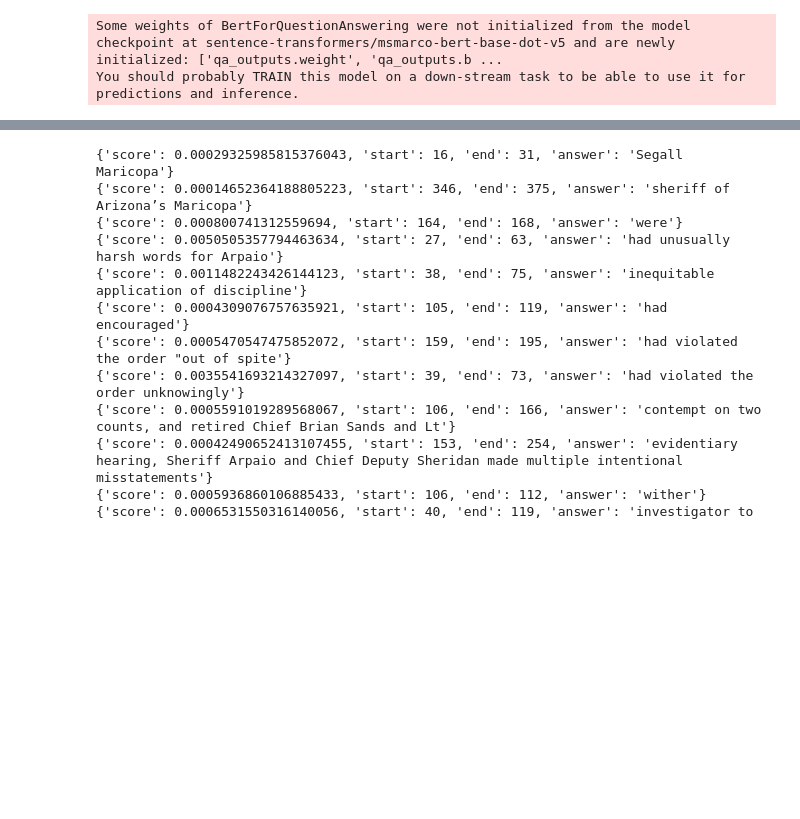
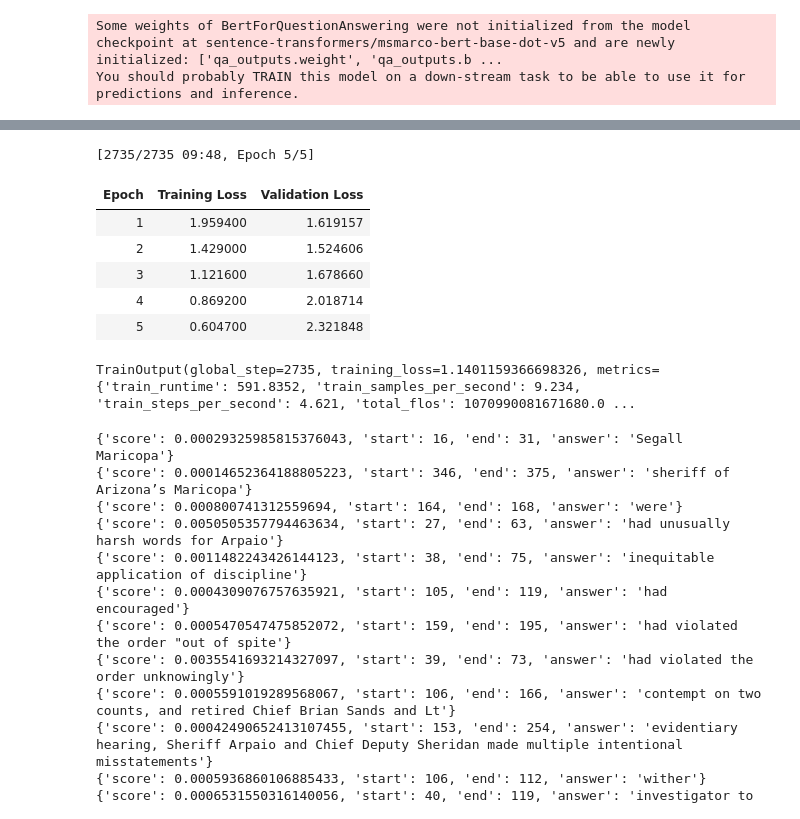
Before and after one commit to MamathaYarramaneni/clickbait-nlp-transformers, a Jupyter notebook: milestone 3/task2/sentence_transformer_msmarco.ipynb, the cells around one changed output, grey strips where cells are left out. Cells and saved outputs as stored; diff of their text form; code cells hidden in the pictures; blank space fills up the shorter version.

```diff
--- a/milestone 3/task2/multi_sentence_transformer_msmarco.ipynb
+++ b/milestone 3/task2/sentence_transformer_msmarco.ipynb
@@ -47,0 +121,12 @@ df_validation = pd.read_csv("multi-valid.csv")
+# %%
+from datasets import load_dataset
+import datasets
+
+val_dataset2 = datasets.Dataset.from_pandas(df_test)
+train_dataset2 = datasets.Dataset.from_pandas(df_train)
+# %%
+train_dataset = train_dataset2.map(preprocess_function, batched=True,
+    remove_columns=train_dataset2.column_names)
+# %%
+validation_dataset = val_dataset2.map(preprocess_function, batched=True,
+    remove_columns=val_dataset2.column_names)
@@ -47,0 +147,4 @@ df_validation = pd.read_csv("multi-valid.csv")
+# %%
+from transformers import DefaultDataCollator
+
+data_collator = DefaultDataCollator()
@@ -48,3 +173,38 @@ df_validation = pd.read_csv("multi-valid.csv")
+# %%
+from transformers import TrainingArguments, Trainer
+
+training_args = TrainingArguments(
+    output_dir="qa_train_passage",
+    evaluation_strategy="epoch",
+    learning_rate=2e-5,
+    per_device_train_batch_size=2,
+    per_device_eval_batch_size=2,
+    num_train_epochs=5,
+    weight_decay=0.01,
+    save_strategy="epoch",
+    load_best_model_at_end=True,
+    #push_to_hub=True,
+)
+
+trainer = Trainer(
+    model=model,
+    args=training_args,
+    train_dataset=train_dataset,
+    eval_dataset=validation_dataset,
+    tokenizer=tokenizer,
+    data_collator=data_collator,
+)
+
+trainer.train()
+# %% [output]
+[2735/2735 09:48, Epoch 5/5]
+| Epoch | Training Loss | Validation Loss |
+| 1 | 1.959400 | 1.619157 |
+| 2 | 1.429000 | 1.524606 |
+| 3 | 1.121600 | 1.678660 |
+| 4 | 0.869200 | 2.018714 |
+| 5 | 0.604700 | 2.321848 |
+TrainOutput(global_step=2735, training_loss=1.1401159366698326, metrics={'train_runtime': 591.8352, 'train_samples_per_second': 9.234, 'train_steps_per_second': 4.621, 'total_flos': 1070990081671680.0 ...
 # %%
 # Loop through each row in the dataset and train the model
 for index, row in df.iterrows():
```
Also changed, not shown: parts of 8 cells of this notebook.
